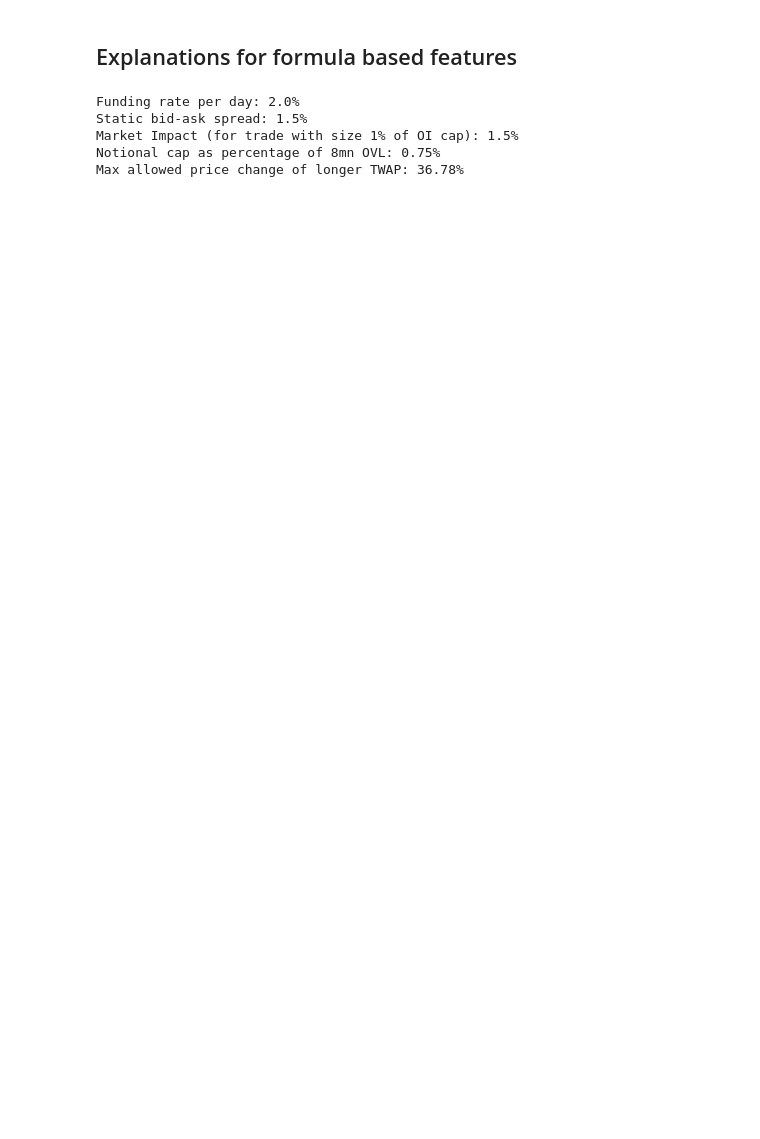
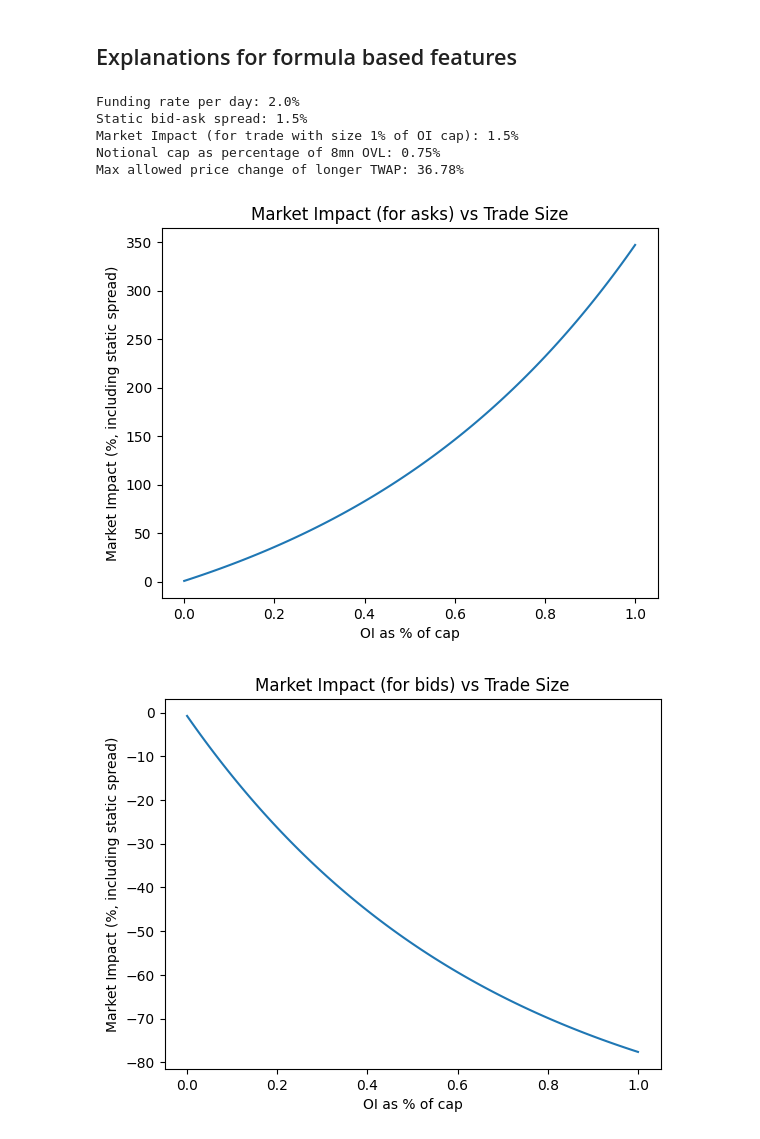
Before and after one commit to overlay-market/overlay-risk, a Jupyter notebook: scripts/risk_pipeline/risk_visualizations_for_inputs.ipynb, the cells around one changed output. Saved outputs shown, nothing was run; the diff lists cells and outputs as text; code cells hidden in the pictures; blank space fills up the shorter version.

Commit message:
Market impact charts

```diff
--- a/scripts/risk_pipeline/risk_visualizations_for_inputs.ipynb
+++ b/scripts/risk_pipeline/risk_visualizations_for_inputs.ipynb
@@ -39,3 +40,41 @@ Static bid-ask spread: 1.5%
 Market Impact (for trade with size 1% of OI cap): 1.5%
 Notional cap as percentage of 8mn OVL: 0.75%
 Max allowed price change of longer TWAP: 36.78%
+# %%
+base_price = 1
+ask_list = []
+bid_list = []
+oi_perc_range = np.arange(0, 1.01, 0.01)
+for oi_perc in oi_perc_range:
+    bid_ask_inputs = (
+        base_price,
+        input_params['delta']/1e18,
+        input_params['lambda']/1e18,
+        oi_perc
+    )
+    ask_list.append(
+        vdp.ask(*bid_ask_inputs)
+    )
+    bid_list.append(
+        vdp.bid(*bid_ask_inputs)
+    )
+
+ask_perc = [(ask - 1) * 100 for ask in ask_list]
+bid_perc = [(bid - 1) * 100 for bid in bid_list]
+
+# Plot ask_perc vs oi_perc
+plt.plot(oi_perc_range, ask_perc)
+plt.xlabel('OI as % of cap')
+plt.ylabel('Market Impact (%, including static spread)')
+plt.title('Market Impact (for asks) vs Trade Size')
+plt.show()
+
+# Plot bid_perc vs oi_perc
+plt.plot(oi_perc_range, bid_perc)
+plt.xlabel('OI as % of cap')
+plt.ylabel('Market Impact (%, including static spread)')
+plt.title('Market Impact (for bids) vs Trade Size')
+plt.show()
+# %% [output]
+[figure, added]
+[figure, added]
```
Also changed, not shown: parts of 2 cells of this notebook.
